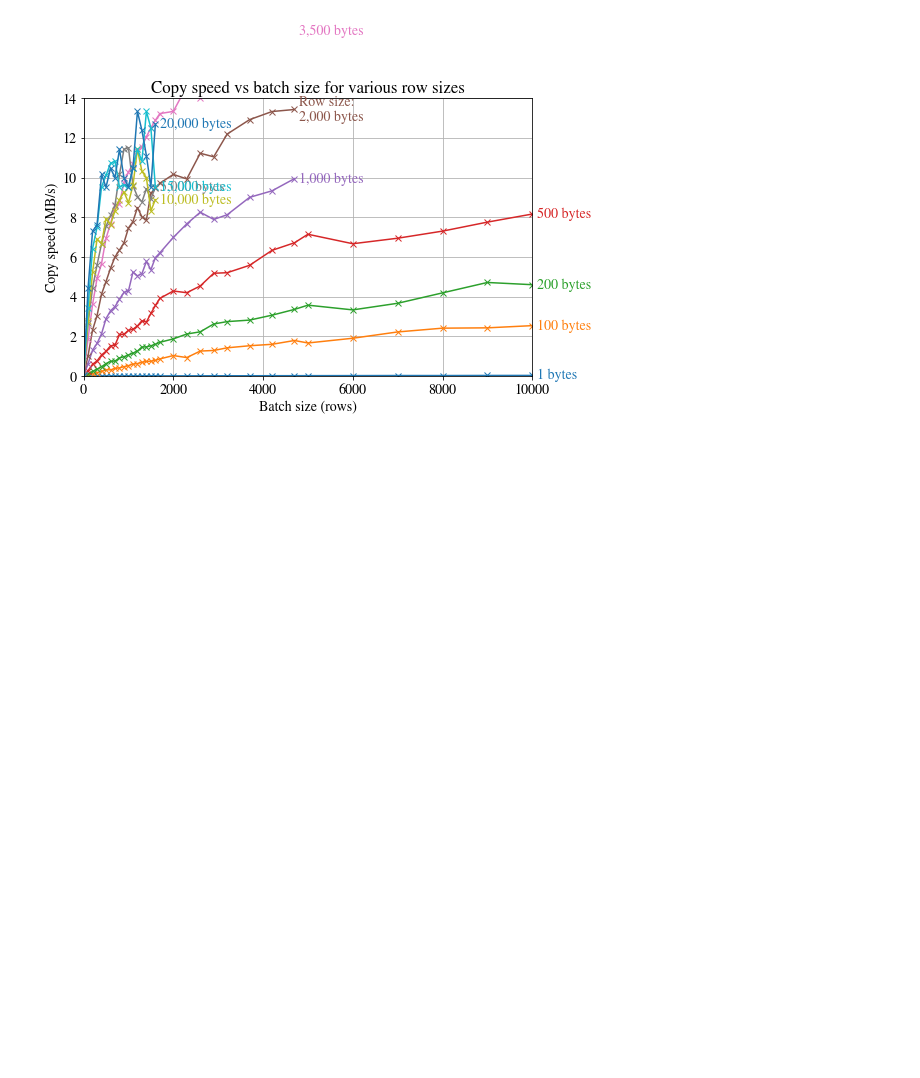
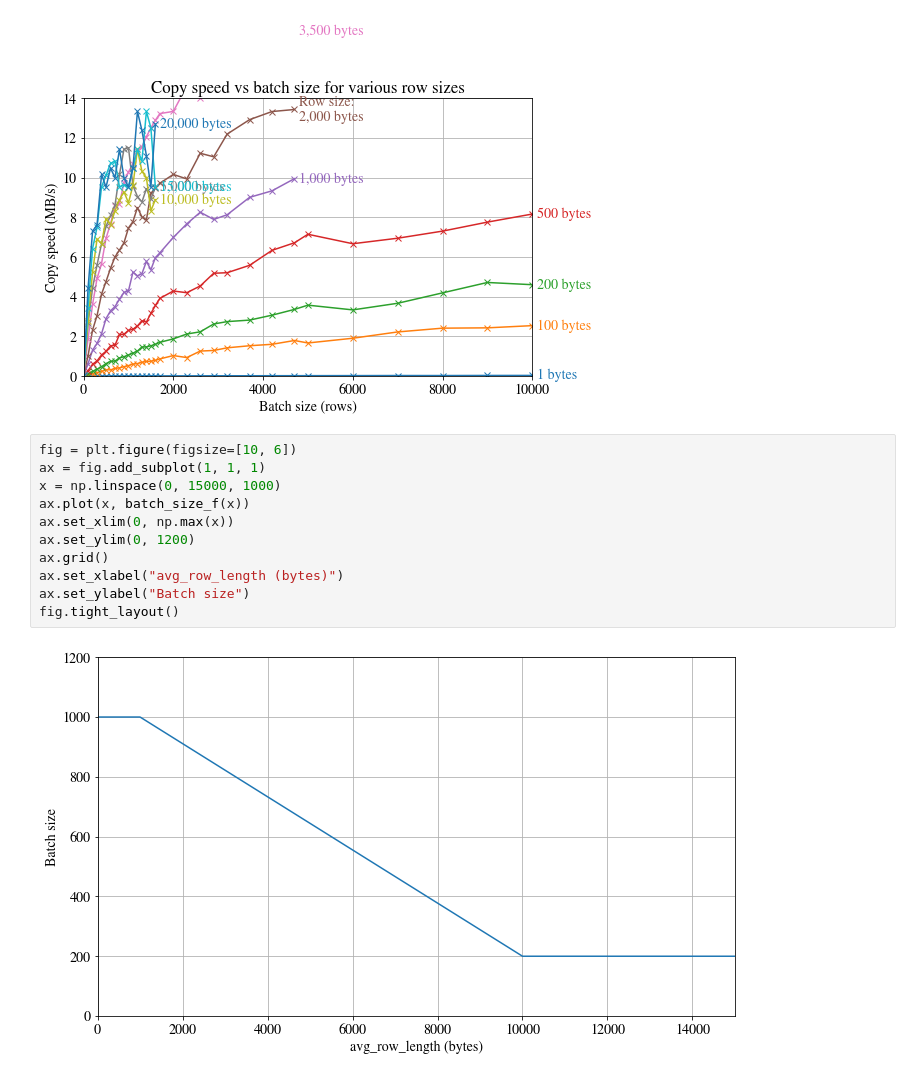
Before and after one commit to Shopify/ghostferry, a Jupyter notebook: benchmark/studies/batch_size_vs_row_size.ipynb, the cells around one changed output. Drawn from its saved outputs; the diff is of its cells as text; blank space fills up the shorter version.

```diff
--- a/benchmark/studies/batch_size_vs_row_size.ipynb
+++ b/benchmark/studies/batch_size_vs_row_size.ipynb
@@ -76,3 +105,16 @@ ax.grid()
 fig.tight_layout()
 # %% [output]
 [figure]
+# %%
+fig = plt.figure(figsize=[10, 6])
+ax = fig.add_subplot(1, 1, 1)
+x = np.linspace(0, 15000, 1000)
+ax.plot(x, batch_size_f(x))
+ax.set_xlim(0, np.max(x))
+ax.set_ylim(0, 1200)
+ax.grid()
+ax.set_xlabel("avg_row_length (bytes)")
+ax.set_ylabel("Batch size")
+fig.tight_layout()
+# %% [output]
+[figure, added]
```
Also changed, not shown: parts of 2 cells of this notebook, 4 other files.
